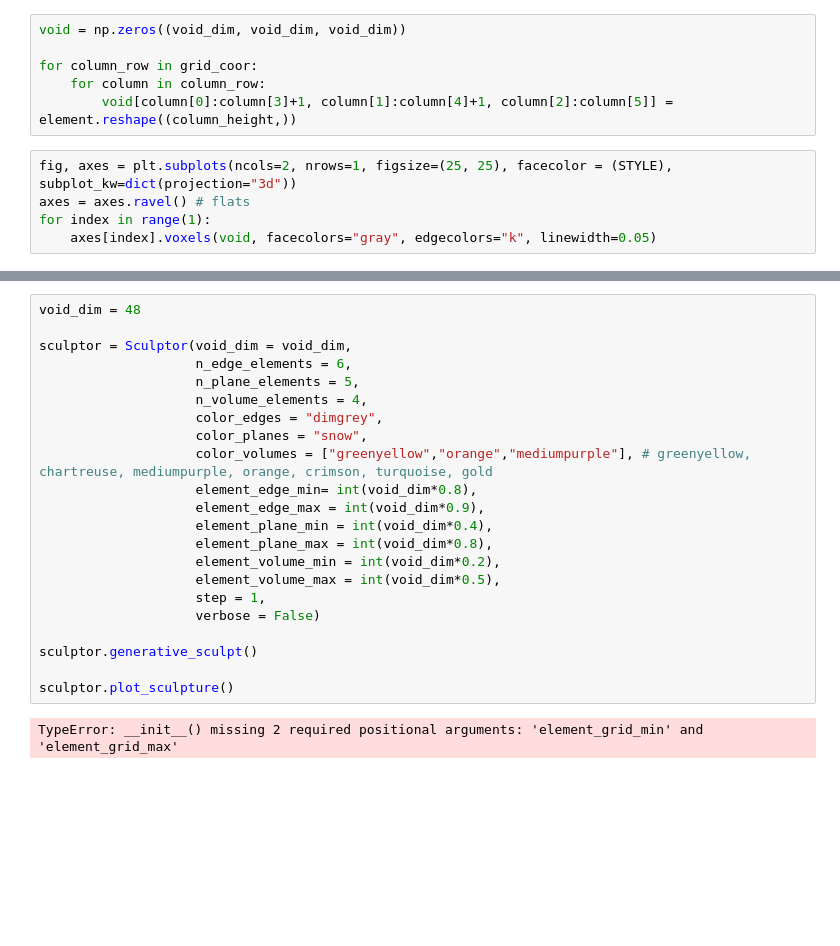
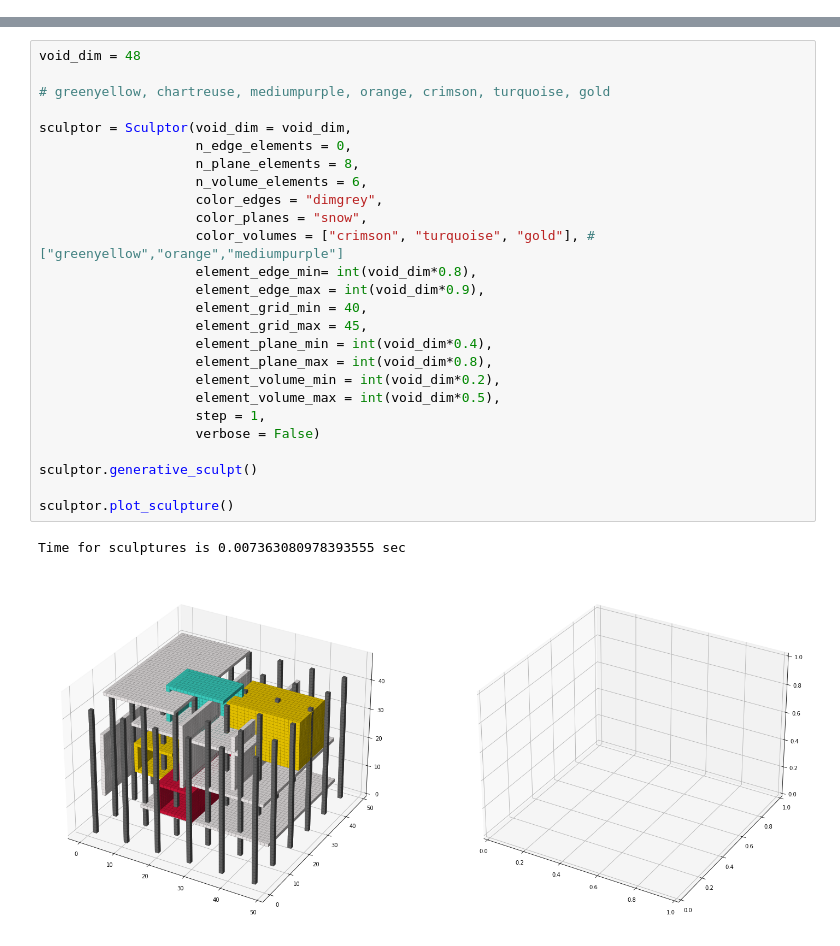
Before and after one commit to juan-garassino/imageWaves, a Jupyter notebook: generate-elements.ipynb, the cells around one changed output, grey strips where cells are left out. Cells and saved outputs as stored; diff of their text form; blank space fills up the shorter version.

Commit message:
grid updated working

```diff
--- a/generate-elements.ipynb
+++ b/generate-elements.ipynb
@@ -33,11 +38,0 @@ grid_coor = np.concatenate((grid_coor_base, grid_coor_top), axis = 2).astype(int
-# %%
-void = np.zeros((void_dim, void_dim, void_dim))
-
-for column_row in grid_coor:
-    for column in column_row:
-        void[column[0]:column[3]+1, column[1]:column[4]+1, column[2]:column[5]] = element.reshape((column_height,))
-# %%
-fig, axes = plt.subplots(ncols=2, nrows=1, figsize=(25, 25), facecolor = (STYLE), subplot_kw=dict(projection="3d"))
-axes = axes.ravel() # flats
-for index in range(1):
-    axes[index].voxels(void, facecolors="gray", edgecolors="k", linewidth=0.05)
@@ -342,26 +358,31 @@ class Sculptor():
 # %%
 void_dim = 48
 
+# greenyellow, chartreuse, mediumpurple, orange, crimson, turquoise, gold
+
 sculptor = Sculptor(void_dim = void_dim,
-                    n_edge_elements = 6,
-                    n_plane_elements = 5,
-                    n_volume_elements = 4,
+                    n_edge_elements = 0,
+                    n_plane_elements = 8,
+                    n_volume_elements = 6,
                     color_edges = "dimgrey",
                     color_planes = "snow",
-                    color_volumes = ["greenyellow","orange","mediumpurple"], # greenyellow, chartreuse, mediumpurple, orange, crimson, turquoise, gold
+                    color_volumes = ["crimson", "turquoise", "gold"], # ["greenyellow","orange","mediumpurple"]
                     element_edge_min= int(void_dim*0.8),
                     element_edge_max = int(void_dim*0.9),
+                    element_grid_min = 40,
+                    element_grid_max = 45,
                     element_plane_min = int(void_dim*0.4),
                     element_plane_max = int(void_dim*0.8),
                     element_volume_min = int(void_dim*0.2),
                     element_volume_max = int(void_dim*0.5),
                     step = 1,
                     verbose = False)
 
 sculptor.generative_sculpt()
 
 sculptor.plot_sculpture()
 # %% [output]
-TypeError: __init__() missing 2 required positional arguments: 'element_grid_min' and 'element_grid_max'
+Time for sculptures is 0.007363080978393555 sec
+[figure, added]
 # %%
 sculptor.plot_sections()
```
Also changed, not shown: parts of 8 cells of this notebook.
